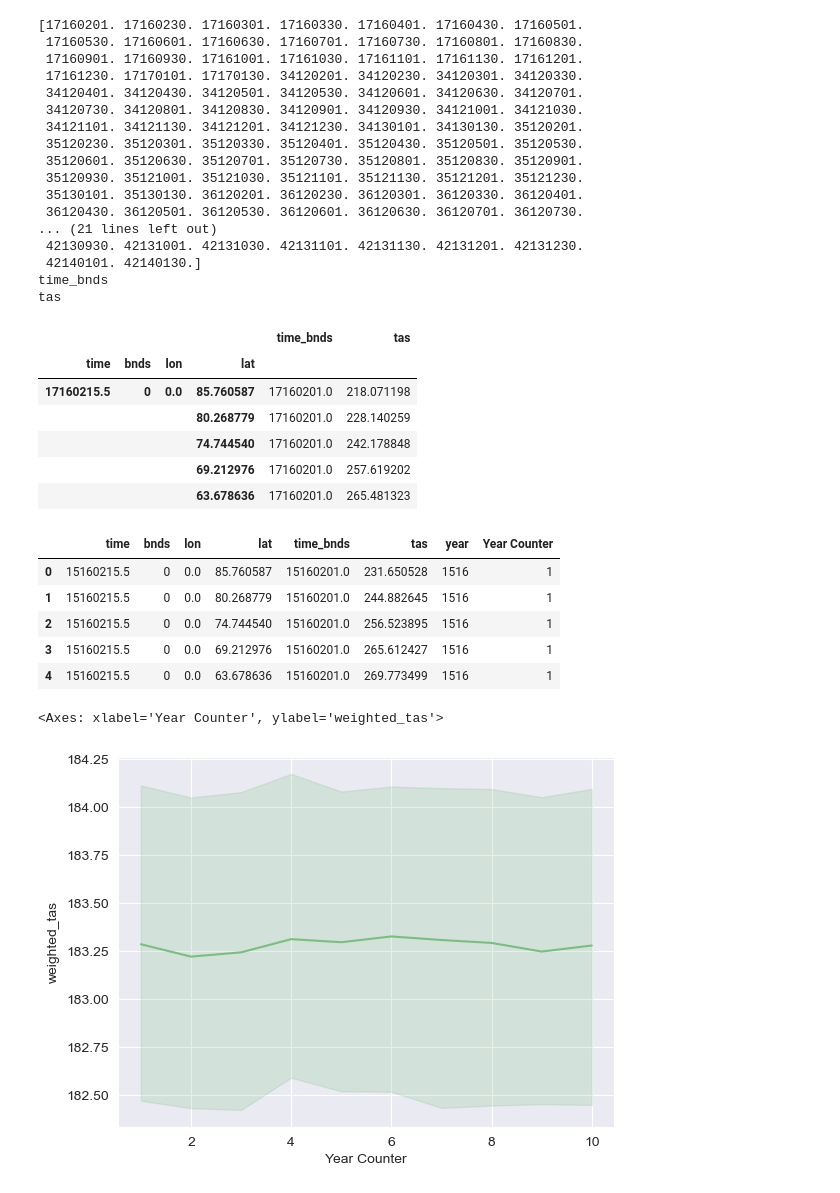
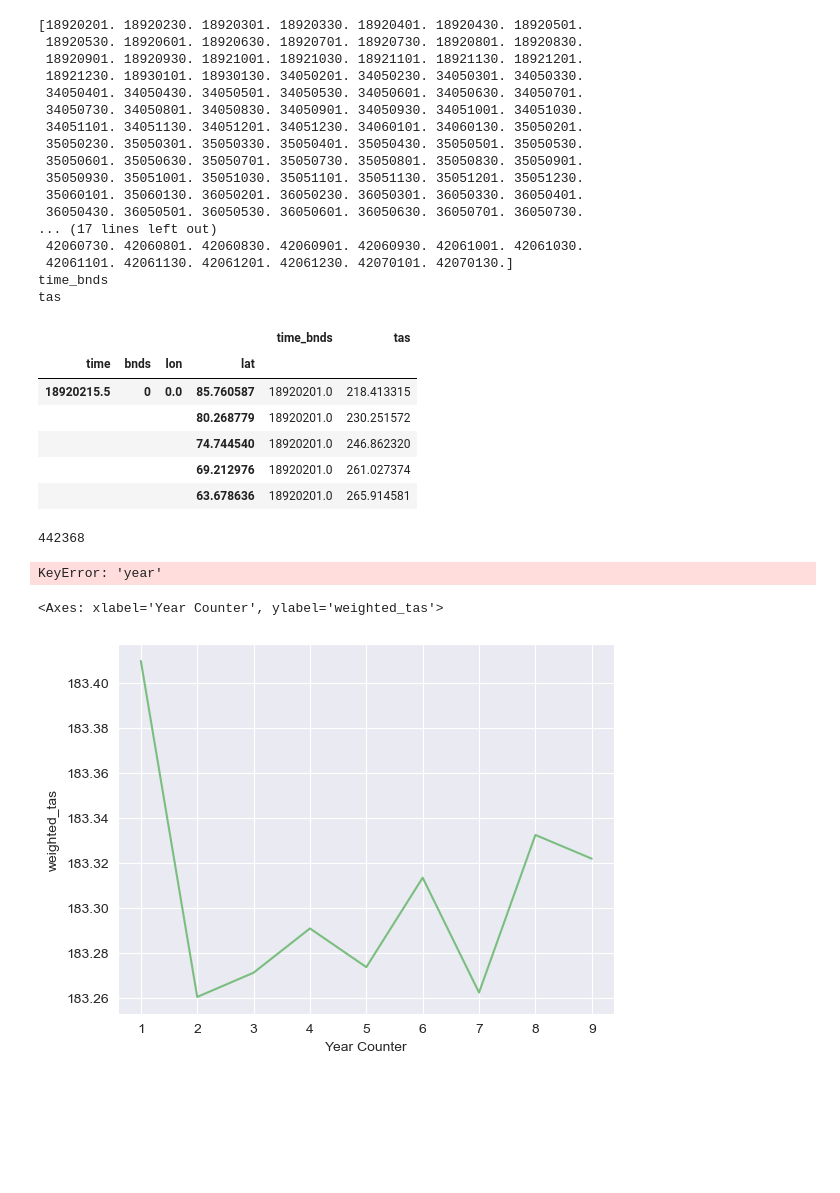
Before and after one commit to amethystaurora-robo/control_run_analysis, a Jupyter notebook: code/traj_analysis.ipynb, the cells around one changed output. Cells and saved outputs as stored; diff of their text form; code cells hidden in the pictures; blank space fills up the shorter version.

```diff
--- a/code/traj_analysis.ipynb
+++ b/code/traj_analysis.ipynb
@@ -7,7 +7,7 @@ import netCDF4 as nc
 import os
 import matplotlib.pyplot as plt
 # %%
-sst_traj_one = xr.open_dataset('trajectories_tas/tas_traj0007.nc')
+sst_traj_one = xr.open_dataset('trajectories_tas/tas_traj0000.nc')
 # %%
 sst_df = sst_traj_one.to_dataframe()
 print(sst_df['time_bnds'].unique())
@@ -15,41 +15,39 @@ for col in sst_df.columns:
     print(col)
 sst_df.head()
 # %% [output]
-[17160201. 17160230. 17160301. 17160330. 17160401. 17160430. 17160501.
- 17160530. 17160601. 17160630. 17160701. 17160730. 17160801. 17160830.
- 17160901. 17160930. 17161001. 17161030. 17161101. 17161130. 17161201.
- 17161230. 17170101. 17170130. 34120201. 34120230. 34120301. 34120330.
- 34120401. 34120430. 34120501. 34120530. 34120601. 34120630. 34120701.
- 34120730. 34120801. 34120830. 34120901. 34120930. 34121001. 34121030.
- 34121101. 34121130. 34121201. 34121230. 34130101. 34130130. 35120201.
- 35120230. 35120301. 35120330. 35120401. 35120430. 35120501. 35120530.
- 35120601. 35120630. 35120701. 35120730. 35120801. 35120830. 35120901.
- 35120930. 35121001. 35121030. 35121101. 35121130. 35121201. 35121230.
- 35130101. 35130130. 36120201. 36120230. 36120301. 36120330. 36120401.
- 36120430. 36120501. 36120530. 36120601. 36120630. 36120701. 36120730.
-... (21 lines left out)
- 42130930. 42131001. 42131030. 42131101. 42131130. 42131201. 42131230.
- 42140101. 42140130.]
+[18920201. 18920230. 18920301. 18920330. 18920401. 18920430. 18920501.
+ 18920530. 18920601. 18920630. 18920701. 18920730. 18920801. 18920830.
+ 18920901. 18920930. 18921001. 18921030. 18921101. 18921130. 18921201.
+ 18921230. 18930101. 18930130. 34050201. 34050230. 34050301. 34050330.
+ 34050401. 34050430. 34050501. 34050530. 34050601. 34050630. 34050701.
+ 34050730. 34050801. 34050830. 34050901. 34050930. 34051001. 34051030.
+ 34051101. 34051130. 34051201. 34051230. 34060101. 34060130. 35050201.
+ 35050230. 35050301. 35050330. 35050401. 35050430. 35050501. 35050530.
+ 35050601. 35050630. 35050701. 35050730. 35050801. 35050830. 35050901.
+ 35050930. 35051001. 35051030. 35051101. 35051130. 35051201. 35051230.
+ 35060101. 35060130. 36050201. 36050230. 36050301. 36050330. 36050401.
+ 36050430. 36050501. 36050530. 36050601. 36050630. 36050701. 36050730.
+... (17 lines left out)
+ 42060730. 42060801. 42060830. 42060901. 42060930. 42061001. 42061030.
+ 42061101. 42061130. 42061201. 42061230. 42070101. 42070130.]
 time_bnds
 tas
 |  |  |  |  | time_bnds | tas |
 | time | bnds | lon | lat |  |  |
-| 17160215.5 | 0 | 0.0 | 85.760587 | 17160201.0 | 218.071198 |
-|  |  |  | 80.268779 | 17160201.0 | 228.140259 |
-|  |  |  | 74.744540 | 17160201.0 | 242.178848 |
-|  |  |  | 69.212976 | 17160201.0 | 257.619202 |
-|  |  |  | 63.678636 | 17160201.0 | 265.481323 |
+| 18920215.5 | 0 | 0.0 | 85.760587 | 18920201.0 | 218.413315 |
+|  |  |  | 80.268779 | 18920201.0 | 230.251572 |
+|  |  |  | 74.744540 | 18920201.0 | 246.862320 |
+|  |  |  | 69.212976 | 18920201.0 | 261.027374 |
+|  |  |  | 63.678636 | 18920201.0 | 265.914581 |
 # %%
 sst_df = sst_df.reset_index()
 # %%
 sst_df.head()
+print(len(sst_df))
+print(sst_df['year'].unique())
 # %% [output]
-|  | time | bnds | lon | lat | time_bnds | tas | year | Year Counter |
-| 0 | 15160215.5 | 0 | 0.0 | 85.760587 | 15160201.0 | 231.650528 | 1516 | 1 |
-| 1 | 15160215.5 | 0 | 0.0 | 80.268779 | 15160201.0 | 244.882645 | 1516 | 1 |
-| 2 | 15160215.5 | 0 | 0.0 | 74.744540 | 15160201.0 | 256.523895 | 1516 | 1 |
-| 3 | 15160215.5 | 0 | 0.0 | 69.212976 | 15160201.0 | 265.612427 | 1516 | 1 |
-| 4 | 15160215.5 | 0 | 0.0 | 63.678636 | 15160201.0 | 269.773499 | 1516 | 1 |
+442368
+KeyError: 'year'
 # %%
 #get just the year
 #make a list of unique time_bnds
@@ -75,8 +77,8 @@ sst_df['Year Counter'] = values
 weights = np.cos(np.deg2rad(sst_df['lat']))
 sst_df['weighted_tas'] = sst_df['tas'] * weights
 # %%
-sns.lineplot(data=sst_df,x='Year Counter',y='weighted_tas')
+sns.lineplot(data=sst_df,x='Year Counter',y='weighted_tas',errorbar=None)
 # %% [output]
 <Axes: xlabel='Year Counter', ylabel='weighted_tas'>
-[figure, old version]
+[figure, new version]
 # %%
```
Also changed, not shown: parts of 8 cells of this notebook.
